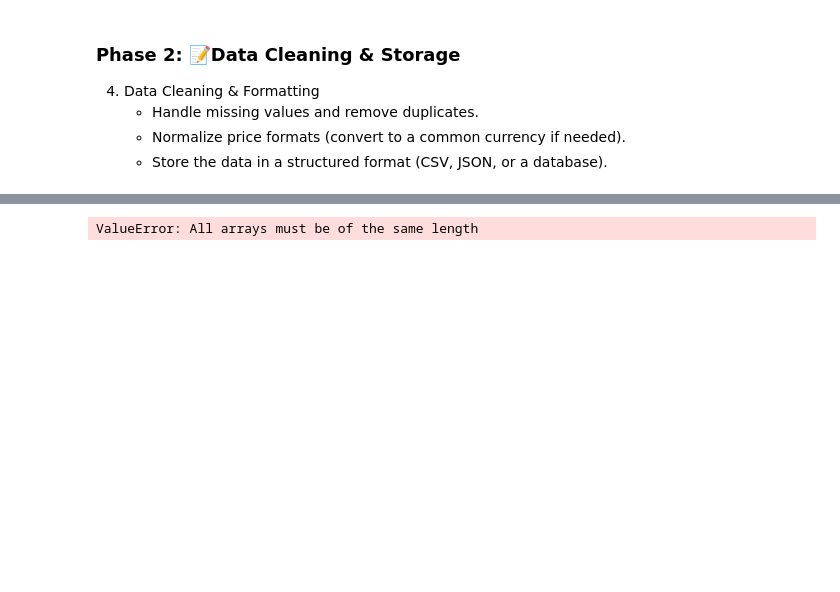
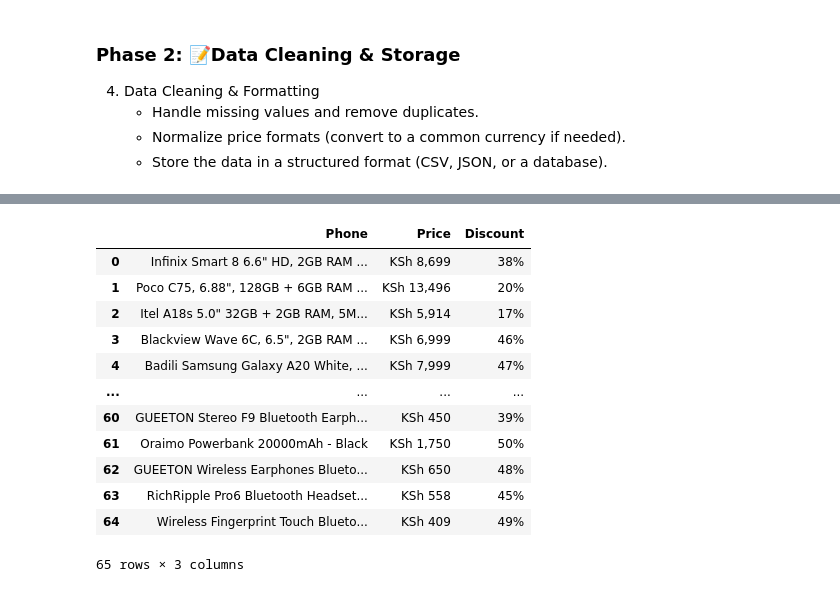
Before and after one commit to CisseBenn/Data-Scrapping, a Jupyter notebook: Main.ipynb, the cells around one changed output, grey strips where cells are left out. Drawn from its saved outputs; the diff is of its cells as text; code cells hidden in the pictures; blank space fills up the shorter version.

```diff
--- a/Main.ipynb
+++ b/Main.ipynb
@@ -341,0 +342,15 @@ kilimall_data
+# %%
+# Now for Jumia
+
+    #j_phone_names
+    #j_phone_prices
+    #j_phone_discount
+
+
+# Convert list to Pandas Series
+j_phone_discount = pd.Series(j_phone_discount)
+
+# Fill missing values with 0
+j_phone_discount = j_phone_discount.fillna(0)
+
+print(j_phone_discount)
@@ -341,0 +370,5 @@ kilimall_data
+# %%
+# Convert into list
+
+jumiadata = list(zip(j_phone_names, j_phone_prices, j_phone_discount))
+jumiadata
@@ -342,16 +393,20 @@ kilimall_data
 # %%
-# Now for Jumia
+# Creating a data frame
 
-    #j_phone_names
-    #j_phone_prices
-    #j_phone_discount
-
-jumia_data = pd.DataFrame({
-    "Phone Name": j_phone_names,
-    "Price": j_phone_prices,
-    "Discount": j_phone_discount
-})
+jumia_data = pd.DataFrame(jumiadata, columns=["Phone", "Price", "Discount"])
 
 jumia_data
 # %% [output]
+|  | Phone | Price | Discount |
+| 0 | Infinix Smart 8 6.6" HD, 2GB RAM ... | KSh 8,699 | 38% |
+| 1 | Poco C75, 6.88", 128GB + 6GB RAM ... | KSh 13,496 | 20% |
+| 2 | Itel A18s 5.0" 32GB + 2GB RAM, 5M... | KSh 5,914 | 17% |
+| 3 | Blackview Wave 6C, 6.5", 2GB RAM ... | KSh 6,999 | 46% |
+| 4 | Badili Samsung Galaxy A20 White, ... | KSh 7,999 | 47% |
+| ... | ... | ... | ... |
+| 60 | GUEETON Stereo F9 Bluetooth Earph... | KSh 450 | 39% |
+| 61 | Oraimo Powerbank 20000mAh - Black | KSh 1,750 | 50% |
+| 62 | GUEETON Wireless Earphones Blueto... | KSh 650 | 48% |
+| 63 | RichRipple Pro6 Bluetooth Headset... | KSh 558 | 45% |
+| 64 | Wireless Fingerprint Touch Blueto... | KSh 409 | 49% |
-ValueError: All arrays must be of the same length
+65 rows × 3 columns
```
Also changed, not shown: parts of 15 cells of this notebook.
